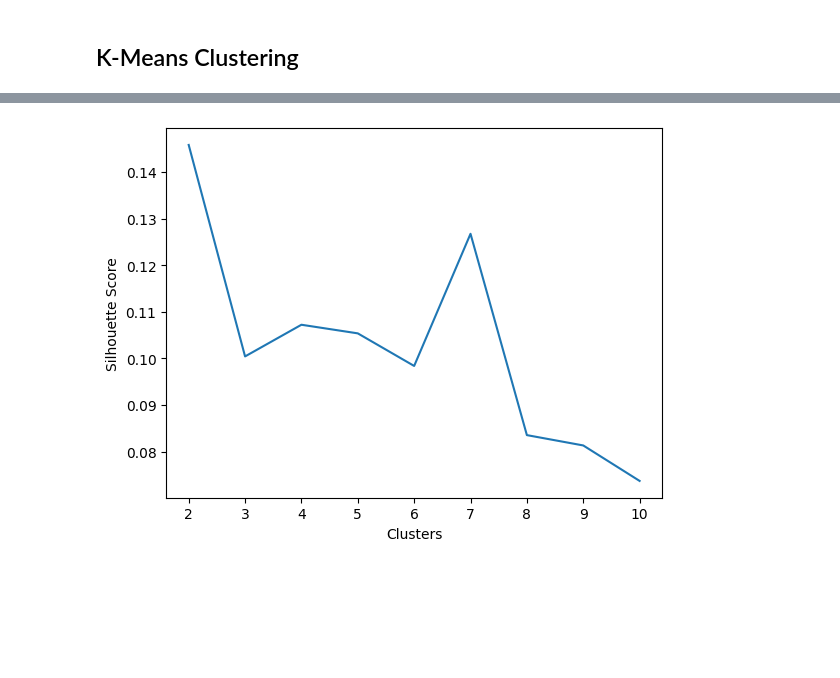
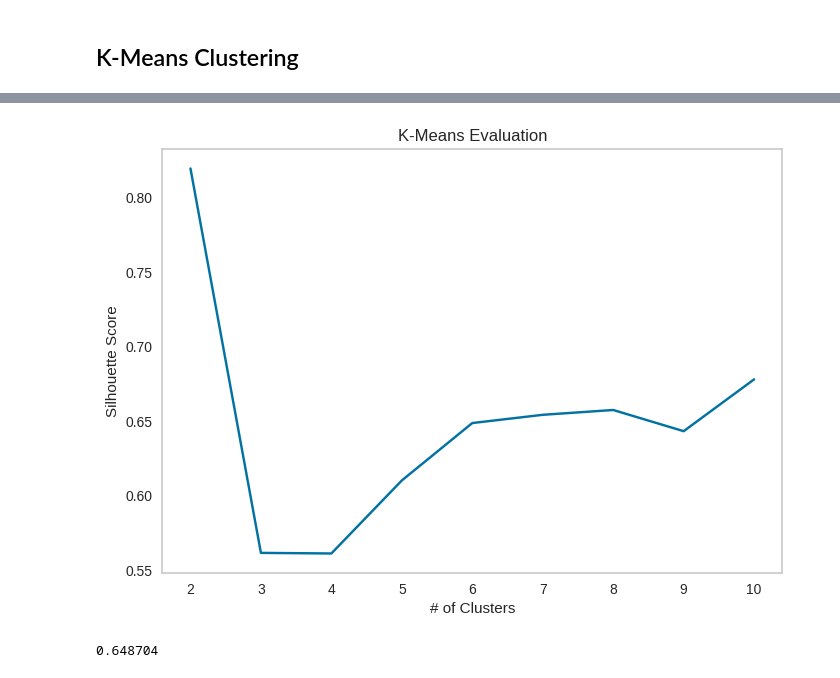
Before and after one commit to JenShumway/MADS_MilestoneII, a Jupyter notebook: modeling_unsupervised/Modeling-Clustering.ipynb, the cells around one changed output, grey strips where cells are left out. Saved outputs shown, nothing was run; the diff lists cells and outputs as text; code cells hidden in the pictures; blank space fills up the shorter version.

Commit message:
Added UMAP and Agglomerative to clustering notebook

```diff
--- a/modeling_unsupervised/Modeling-Clustering.ipynb
+++ b/modeling_unsupervised/Modeling-Clustering.ipynb
@@ -41,10 +94,10 @@ df.head()
 # Select year and drop country
 year = 2015
 df = df[df["Year"] == year]
-df.drop("Year", axis=1, inplace=True)
 
 # Scale predictor
 scaler = MinMaxScaler()
 df[mm_ind] = scaler.fit_transform(df[mm_ind].to_numpy().reshape(-1, 1))
 
-X = df.drop(columns=['Country'])
+# Drop year, country, and predictor
+X = df.drop(columns=["Country", "Year", mm_ind])
@@ -53,7 +112,0 @@ X = df.drop(columns=['Country'])
-# %%
-pca = PCA(n_components=.9, random_state=42)
-pca.fit(X)
-
-print("Number of PCs: {}".format(len(pca.explained_variance_ratio_)))
-print("Explained variation per PC: {}".format(pca.explained_variance_ratio_))
-print("Sum of explained variation: {}".format(pca.explained_variance_ratio_.sum()))
@@ -66,2 +113,15 @@ Sum of explained variation: 0.9024973503663571
+# %%
+embeddings = umap.UMAP(
+    n_components=2, n_neighbors=3, min_dist=0, random_state=42
+).fit_transform(X)
 # %% [markdown]
 ## K-Means Clustering
+# %%
+# Select number of clusters using "elbow" heuristic
+# Evaluate using sklearn's shillouette score metric / higher is better
+
+kmeans = KMeans(n_init=100, random_state=42)
+visualizer = KElbowVisualizer(kmeans, k=(2, 11))
+
+visualizer.fit(X)
+visualizer.show()
@@ -68,23 +131,23 @@ Sum of explained variation: 0.9024973503663571
 # %%
-# Select number of clusters using "elbow" heuristic
-# Evaluate using sklearn's shillouette score metric / higher is better
-
-# NOTE: Will research more methods of cluster detection
-
 score = []
 for k in range(2, 11):
-    kmeans = KMeans(n_clusters=k, n_init="auto", random_state=42)
-    kmeans.fit(X)
-    score.append(silhouette_score(X, kmeans.labels_))
+    kmeans = KMeans(n_clusters=k, n_init=100, random_state=42)
+    kmeans.fit(embeddings)
+    score.append(silhouette_score(embeddings, kmeans.labels_))
+
 
 plt.plot(range(2, 11), score)
-plt.xlabel("Clusters")
+plt.xlabel("# of Clusters")
 plt.ylabel("Silhouette Score")
 plt.xticks(range(2, 11))
+plt.title("K-Means Evaluation")
+plt.grid(False)
 plt.show()
 # %% [output]
-[figure, old version]
+[figure, new version]
 # %%
-kmeans = KMeans(n_clusters=7, n_init="auto", random_state=42)
-kmeans.fit(X)
-score.append(silhouette_score(X, kmeans.labels_))
+kmeans = KMeans(n_clusters=6, n_init=100, random_state=42)
+kmeans.fit(embeddings)
+silhouette_score(embeddings, kmeans.labels_)
+# %% [output]
+0.648704
```
Also changed, not shown: parts of 15 cells of this notebook.
